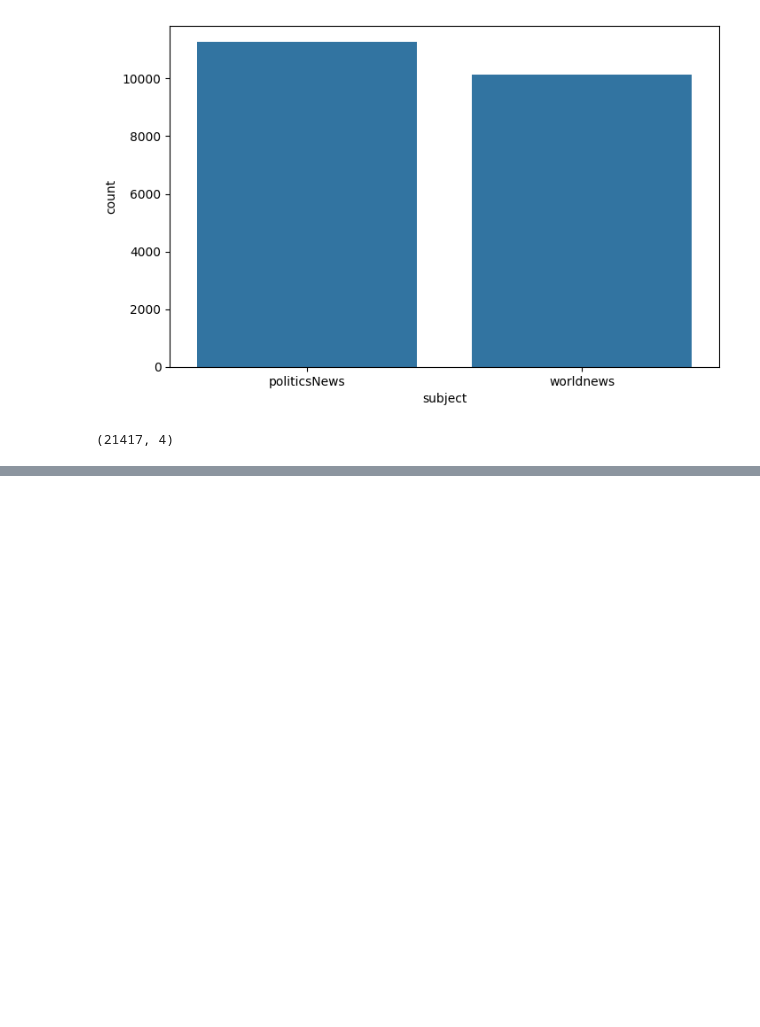
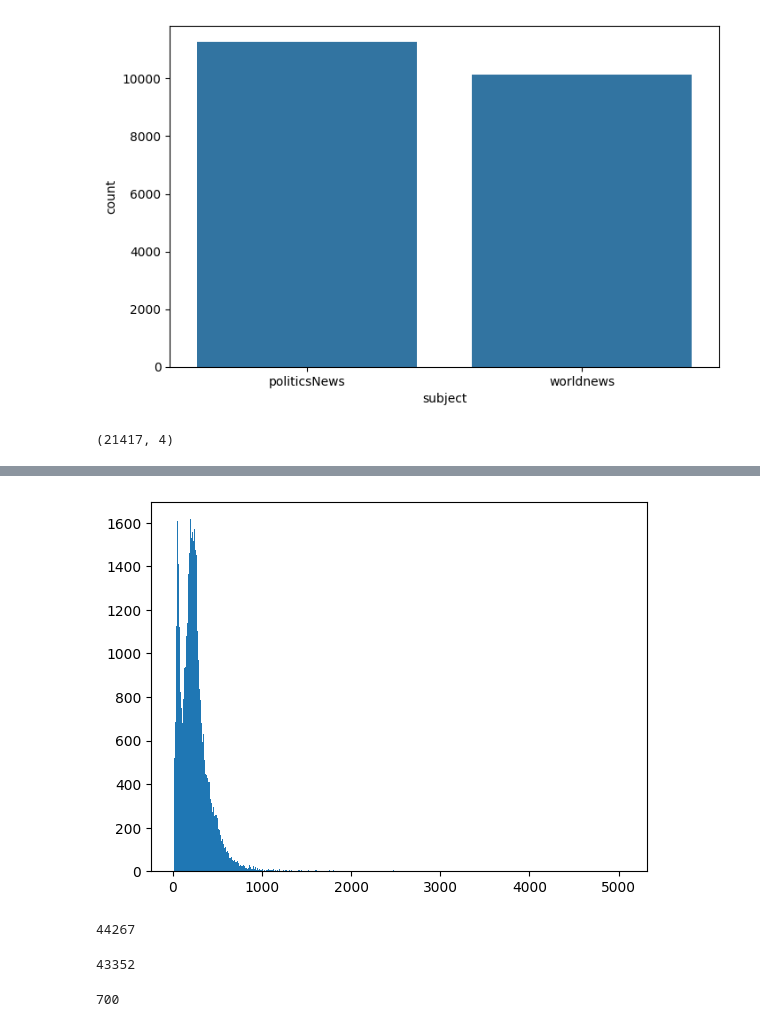
Before and after one commit to csci595-research-lit-spring-2024/595-class-project-spring-2024-mnajeeb4, a Jupyter notebook: notebooks/Unmasking Deception through Advanced NLP Analysis (Bidirectional LSTM).ipynb, the cells around one changed output, grey strips where cells are left out. Cells and saved outputs as stored; diff of their text form; code cells hidden in the pictures; blank space fills up the shorter version.

```diff
--- a/notebooks/Unmasking Deception through Advanced NLP Analysis (Bidirectional LSTM).ipynb
+++ b/notebooks/Unmasking Deception through Advanced NLP Analysis (Bidirectional LSTM).ipynb
@@ -100,0 +261,5 @@ real_df.shape
+# %%
+# Subject is diffrent for real and fake thus dropping it
+# And dropping Date, title and Publication Info of real
+real_df = real_df.drop(["subject", "date","title",  "publisher"], axis=1)
+fake_df = fake_df.drop(["subject", "date", "title"], axis=1)
@@ -100,0 +284,4 @@ real_df.shape
+# %%
+#Combining both into new dataframe
+df = pd.concat([real_df, fake_df], ignore_index=True)
+del real_df, fake_df
@@ -100,0 +299,17 @@ real_df.shape
+# %%
+y = df["class"].values
+#Converting X to format acceptable by gensim, removing annd punctuation stopwords in the process
+X = []
+stop_words = set(nltk.corpus.stopwords.words("english"))
+tokenizer = nltk.tokenize.RegexpTokenizer(r'\w+')
+for par in df["text"].values:
+    tmp = []
+    sentences = nltk.sent_tokenize(par)
+    for sent in sentences:
+        sent = sent.lower()
+        tokens = tokenizer.tokenize(sent)
+        filtered_words = [w.strip() for w in tokens if w not in stop_words and len(w) > 1]
+        tmp.extend(filtered_words)
+    X.append(tmp)
+
+del df
@@ -100,0 +441,9 @@ real_df.shape
+# %%
+# Tokenizing Text -> Repsesenting each word by a number
+# Mapping of orginal word to number is preserved in word_index property of tokenizer
+
+#Tokenized applies basic processing like changing it to lower case, explicitely setting that as False
+tokenizer = Tokenizer()
+tokenizer.fit_on_texts(X)
+
+X = tokenizer.texts_to_sequences(X)
@@ -100,0 +483,21 @@ real_df.shape
+# %%
+# For determining size of input...
+
+# Making histogram for no of words in news shows that most news article are under 700 words.
+# Lets keep each news small and truncate all news to 700 while tokenizing
+plt.hist([len(x) for x in X], bins=500)
+plt.show()
+
+# Its heavily skewed. There are news with 5000 words? Lets truncate these outliers :)
+# %% [output]
+[figure, added]
+# %%
+len(y)
+# %% [output]
+44267
+# %%
+nos = np.array([len(x) for x in X])
+len(nos[nos  < 700])
+## Out of 44k news, 43k have less than 700 words
+# %% [output]
+43352
@@ -100,0 +510,7 @@ real_df.shape
+# %%
+#all news has 700 words (in numerical form now). If they had less words, they have been padded with 0
+# 0 is not associated to any word, as mapping of words started from 1
+# 0 will also be used later, if unknows word is encountered in test set
+len(X[0])
+# %% [output]
+700
```
Also changed, not shown: parts of 59 cells of this notebook, 6 other files.
